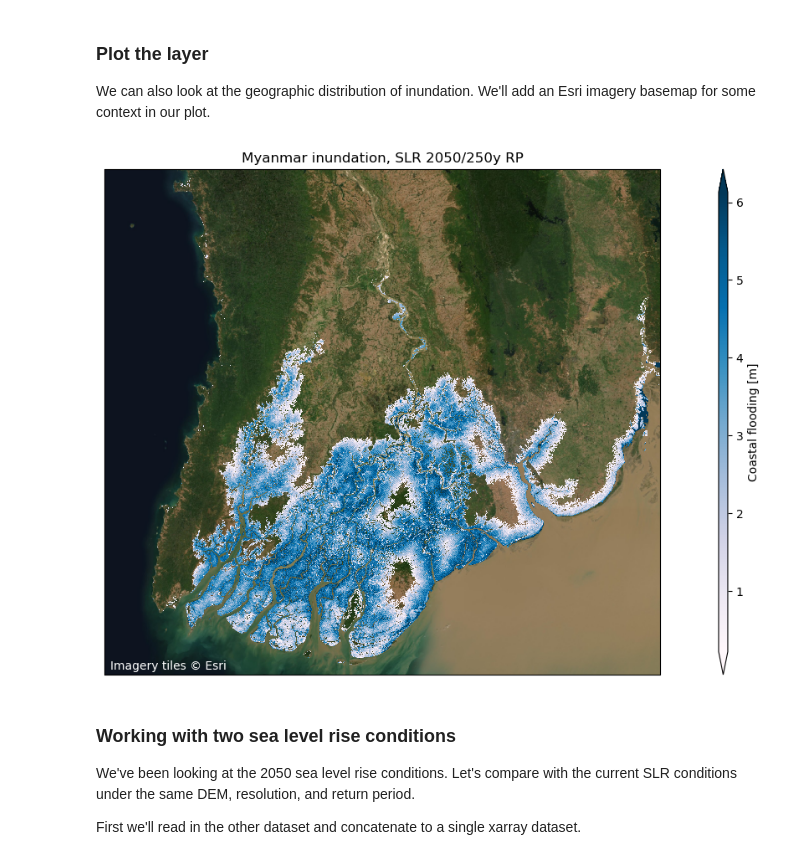
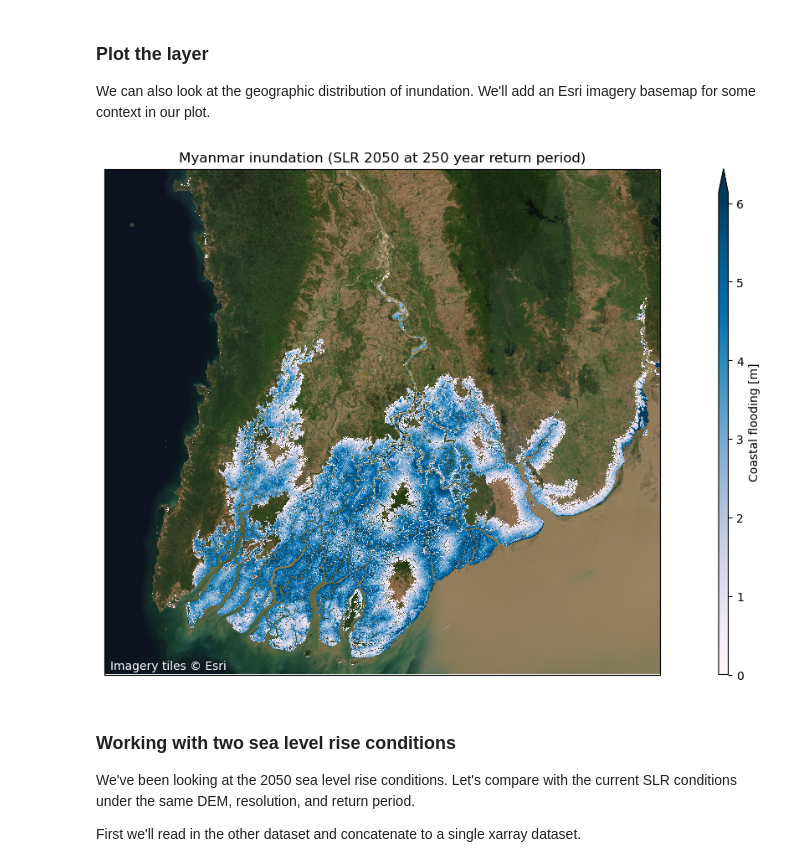
Before and after one commit to microsoft/AIforEarthDataSets, a Jupyter notebook: data/deltares-floods.ipynb, the cells around one changed output. Saved outputs shown, nothing was run; the diff lists cells and outputs as text; code cells hidden in the pictures.

```diff
--- a/data/deltares-floods.ipynb
+++ b/data/deltares-floods.ipynb
@@ -142,29 +142,30 @@ We can also look at the geographic distribution of inundation. We'll add an Esri
 # %%
 import cartopy.crs as ccrs
 import cartopy.io.img_tiles as cimgt
 
 fig = plt.figure(figsize=(18, 8), dpi=100)
 ax = plt.axes(projection=ccrs.PlateCarree())
 
 ax.set_extent([minx, maxx, miny, maxy])
 flooded.inun.plot(
     ax=ax,
     transform=ccrs.PlateCarree(),
     cmap="PuBu",
     cbar_kwargs={"aspect": 50},
     robust=True,
+    vmin=0
 )
 
-ax.set_title("Myanmar inundation, SLR 2050/250y RP")
+ax.set_title("Myanmar inundation (SLR 2050 at 250 year return period)")
 
 # Add an esri image background with attribution
 url = "https://server.arcgisonline.com/ArcGIS/rest/services/World_Imagery/MapServer/tile/{z}/{y}/{x}"
 image = cimgt.GoogleTiles(url=url)
 ax.add_image(image, 10)
 plt.text(0.01, 0.01, "Imagery tiles © Esri", transform=ax.transAxes, color="w")
 plt.show()
 # %% [output]
-[figure, old version]
+[figure, new version]
 # %% [markdown]
 ### Working with two sea level rise conditions
 
```
Also changed, not shown: parts of 4 cells of this notebook.
